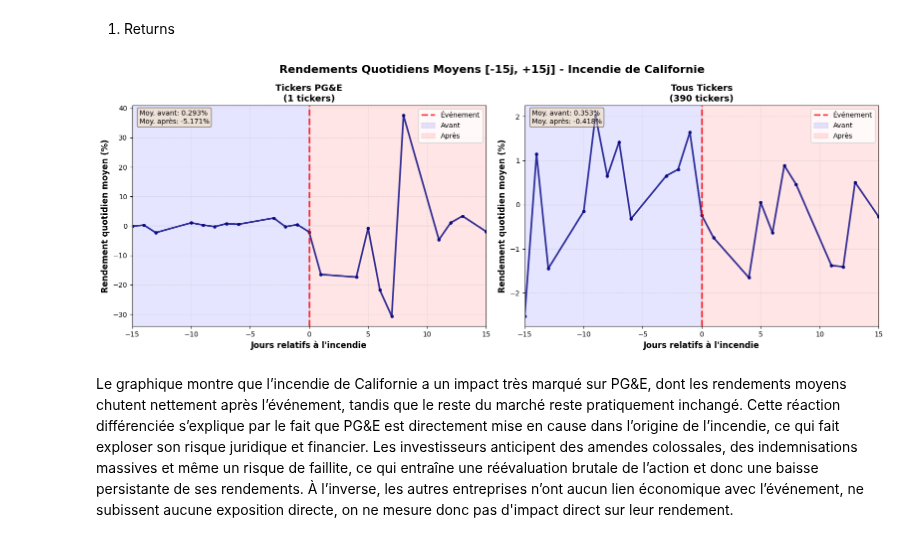
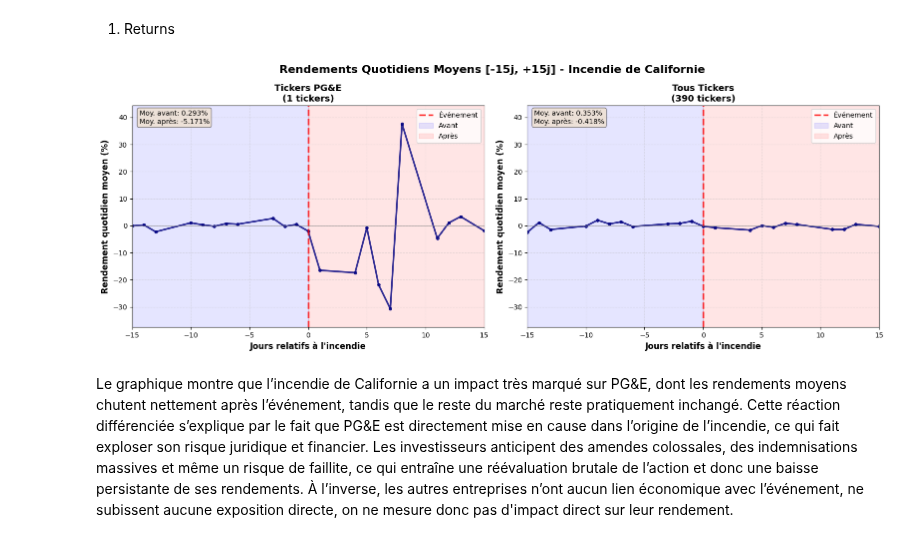
Before and after one commit to diabitbol/alpha-ranking-benchmark, a Jupyter notebook: description/events.ipynb, the cells around one changed output. Drawn from its saved outputs; the diff is of its cells as text; code cells hidden in the pictures.

```diff
--- a/description/stat.ipynb
+++ b/description/events.ipynb
@@ -24,7 +24,7 @@ import matplotlib.pyplot as plt
 # %% [markdown]
 Pour cette section, les seules données requises sont les données Yahoo Finance S&P 500 auxquelles on a ajouté les features.
 # %%
-df = pd.read_csv("..\data\dataset_with_feature.csv")
+df = pd.read_csv(r"C:\Users\lloyd\OneDrive\Documents\Projet python\data\dataset_with_feature.csv")
 # %% [markdown]
 On précise le secteur auquel appartient chaque entreprise
 # %%
@@ -75,6 +75,9 @@ df_pcg = df_event[df_event['Ticker'] == 'PCG'].copy()
 1. Returns
 # %%
 fig, axes = plt.subplots(1, 2, figsize=(16, 6))
+
+# Stocker les valeurs min/max pour synchroniser les échelles
+all_values = []
 
 # Calculer les rendements quotidiens moyens pour chaque groupe
 for idx, (df_subset, label, ax) in enumerate([
@@ -83,6 +86,9 @@ for idx, (df_subset, label, ax) in enumerate([
 ]):
     # Grouper par date et calculer la moyenne des rendements
     daily_avg_returns = df_subset.groupby('Date')['R1J'].mean() * 100
+
+    # Stocker les valeurs pour calculer l'échelle globale
+    all_values.extend(daily_avg_returns.values)
 
     # Créer un index de jours relatifs à l'événement
     dates = daily_avg_returns.index.sort_values()
@@ -104,34 +110,47 @@ for idx, (df_subset, label, ax) in enumerate([
     ax.axvspan(0, 15, alpha=0.1, color='red', label='Après')
 
     # Labels et titre
     ax.set_xlabel('Jours relatifs à l\'incendie', fontsize=12, fontweight='bold')
     ax.set_ylabel('Rendement quotidien moyen (%)', fontsize=12, fontweight='bold')
     ax.set_title(f'{label}\n({len(df_subset["Ticker"].unique())} tickers)',
                 fontsize=13, fontweight='bold')
 
     # Grille et légende
     ax.grid(True, alpha=0.3, linestyle='--')
     ax.legend(loc='best', fontsize=10)
 
     # Limites de l'axe X
     ax.set_xlim(-15, 15)
 
     # Ajouter les statistiques sur le graphique
     mean_before = df_subset[df_subset['Date'] < date_event]['R1J'].mean() * 100
     mean_after = df_subset[df_subset['Date'] > date_event]['R1J'].mean() * 100
 
     stats_text = f'Moy. avant: {mean_before:.3f}%\nMoy. après: {mean_after:.3f}%'
     ax.text(0.02, 0.98, stats_text, transform=ax.transAxes,
         fontsize=10, verticalalignment='top',
         bbox=dict(boxstyle='round', facecolor='wheat', alpha=0.5))
 
+y_min = min(all_values)
+y_max = max(all_values)
+y_margin = (y_max - y_min) * 0.1
+
+for ax in axes:
+    ax.set_ylim(y_min - y_margin, y_max + y_margin)
+
+# Titre général
+fig.suptitle(f'Volatilité moyenne [-15j, +15j] - Incendie de Californie',
+            fontsize=16, fontweight='bold', y=0.98)
+
+plt.tight_layout()
+
 # Titre général
 fig.suptitle(f'Rendements Quotidiens Moyens [-15j, +15j] - {'Incendie de Californie'}',
             fontsize=16, fontweight='bold', y=0.98)
 
 plt.tight_layout()
 # %% [output]
-[figure, old version]
+[figure, new version]
 # %% [markdown]
 Le graphique montre que l’incendie de Californie a un impact très marqué sur PG&E, dont les rendements moyens chutent nettement après l’événement, tandis que le reste du marché reste pratiquement inchangé. Cette réaction différenciée s’explique par le fait que PG&E est directement mise en cause dans l’origine de l’incendie, ce qui fait exploser son risque juridique et financier. Les investisseurs anticipent des amendes colossales, des indemnisations massives et même un risque de faillite, ce qui entraîne une réévaluation brutale de l’action et donc une baisse persistante de ses rendements. À l’inverse, les autres entreprises n’ont aucun lien économique avec l’événement, ne subissent aucune exposition directe, on ne mesure donc pas d'impact direct sur leur rendement.
 # %% [markdown]
```
Also changed, not shown: parts of 5 cells of this notebook, 2 other files.
